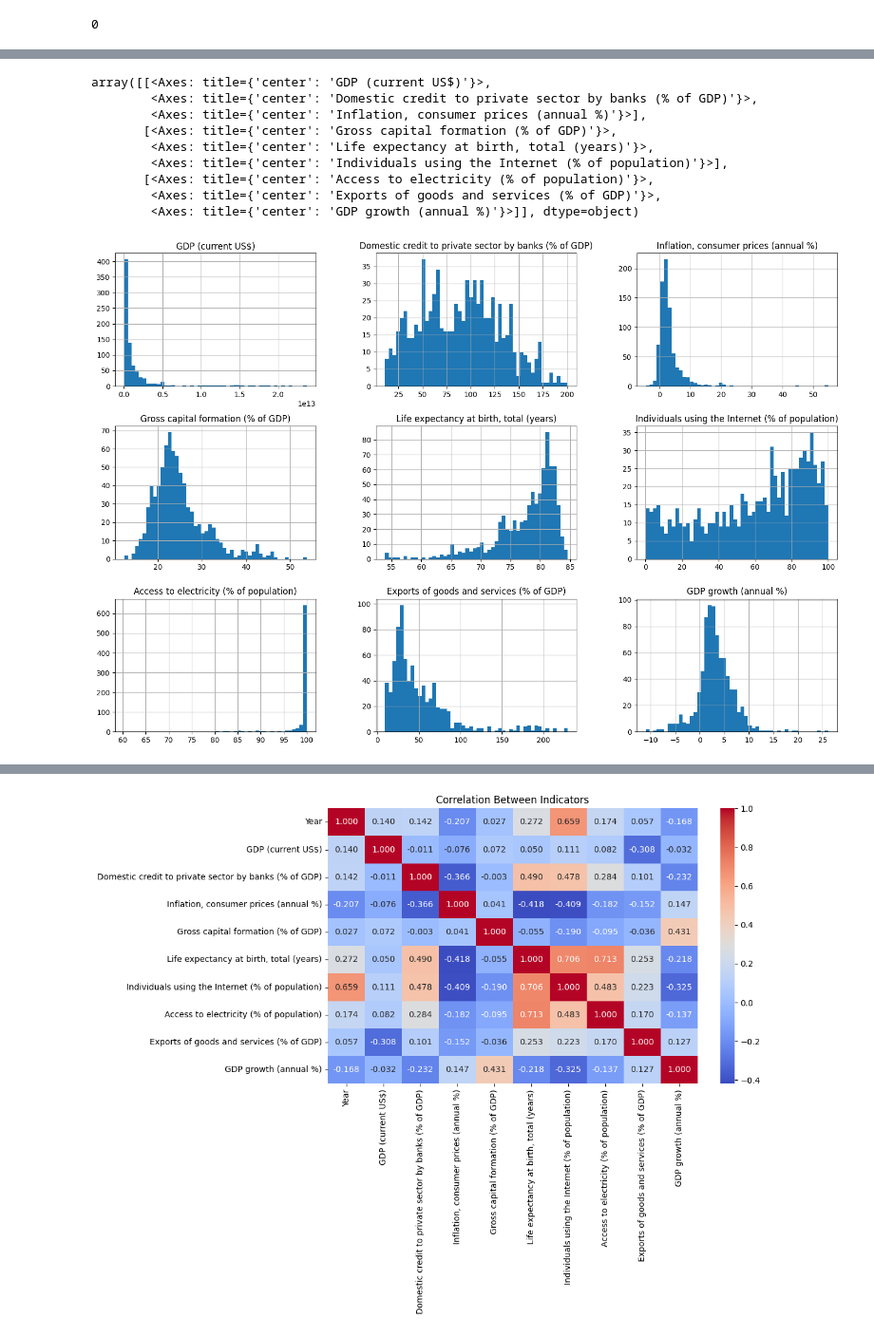
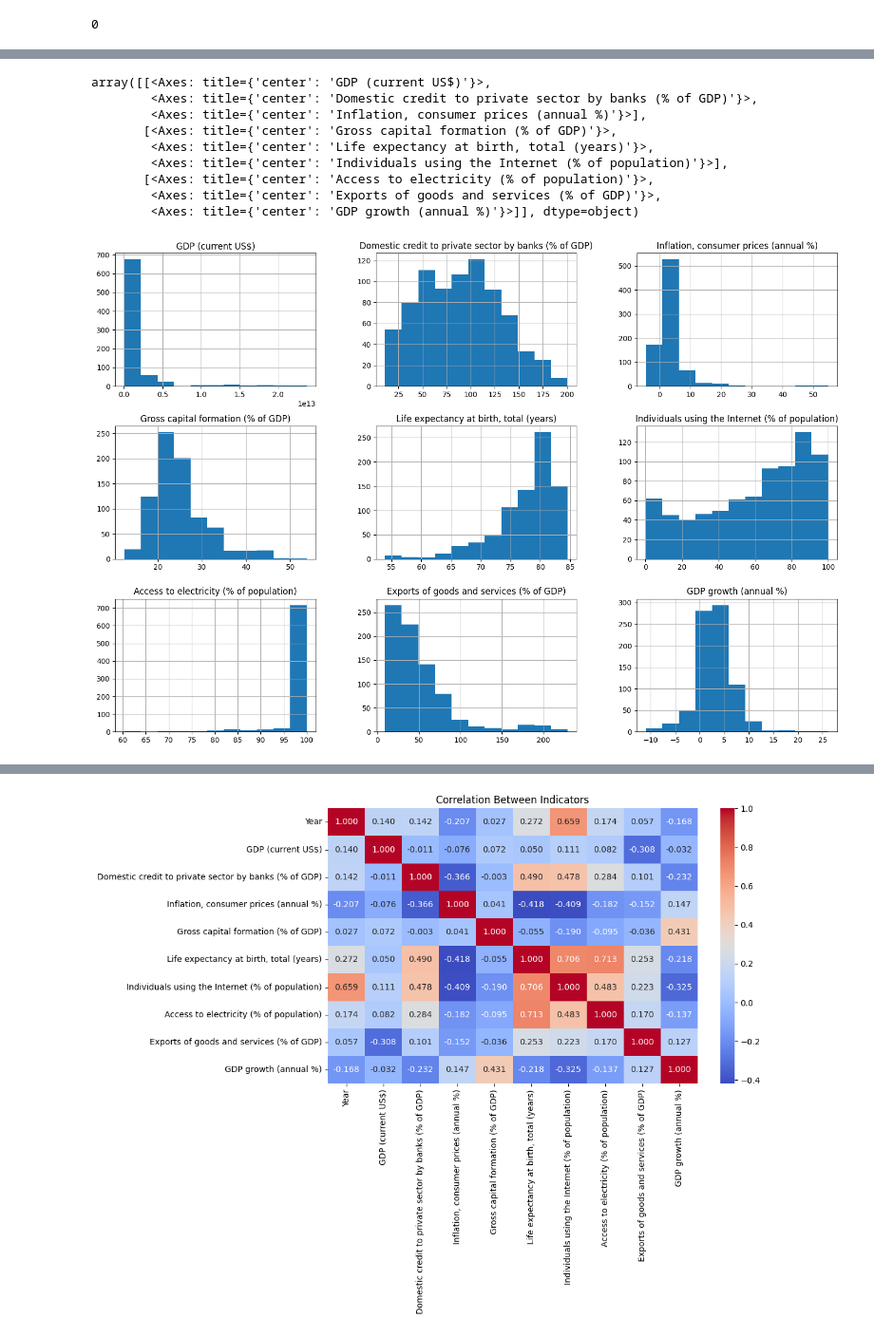
Before and after one commit to kumarbyes/udacity_nanodegree_datascience_course1, a Jupyter notebook: Project_Supervised_ML.ipynb, the cells around one changed output, grey strips where cells are left out. Shown at 95% size. Cells and saved outputs as stored; diff of their text form; code cells hidden in the pictures.

```diff
--- a/Project_Supervised_ML.ipynb
+++ b/Project_Supervised_ML.ipynb
@@ -400,13 +429,14 @@ def split_test_train_data(df):
 # %%
-new_df.drop(columns=['Country', 'Year']).hist(bins=50, figsize=(18, 12))
+#Chossing bin size based on Sturge's rule
+new_df.drop(columns=['Country', 'Year']).hist(bins=11, figsize=(18, 12))
 # %% [output]
 array([[<Axes: title={'center': 'GDP (current US$)'}>,
         <Axes: title={'center': 'Domestic credit to private sector by banks (% of GDP)'}>,
         <Axes: title={'center': 'Inflation, consumer prices (annual %)'}>],
        [<Axes: title={'center': 'Gross capital formation (% of GDP)'}>,
         <Axes: title={'center': 'Life expectancy at birth, total (years)'}>,
         <Axes: title={'center': 'Individuals using the Internet (% of population)'}>],
        [<Axes: title={'center': 'Access to electricity (% of population)'}>,
         <Axes: title={'center': 'Exports of goods and services (% of GDP)'}>,
         <Axes: title={'center': 'GDP growth (annual %)'}>]], dtype=object)
-[figure, old version]
+[figure, new version]
```
Also changed, not shown: parts of 17 cells of this notebook.
